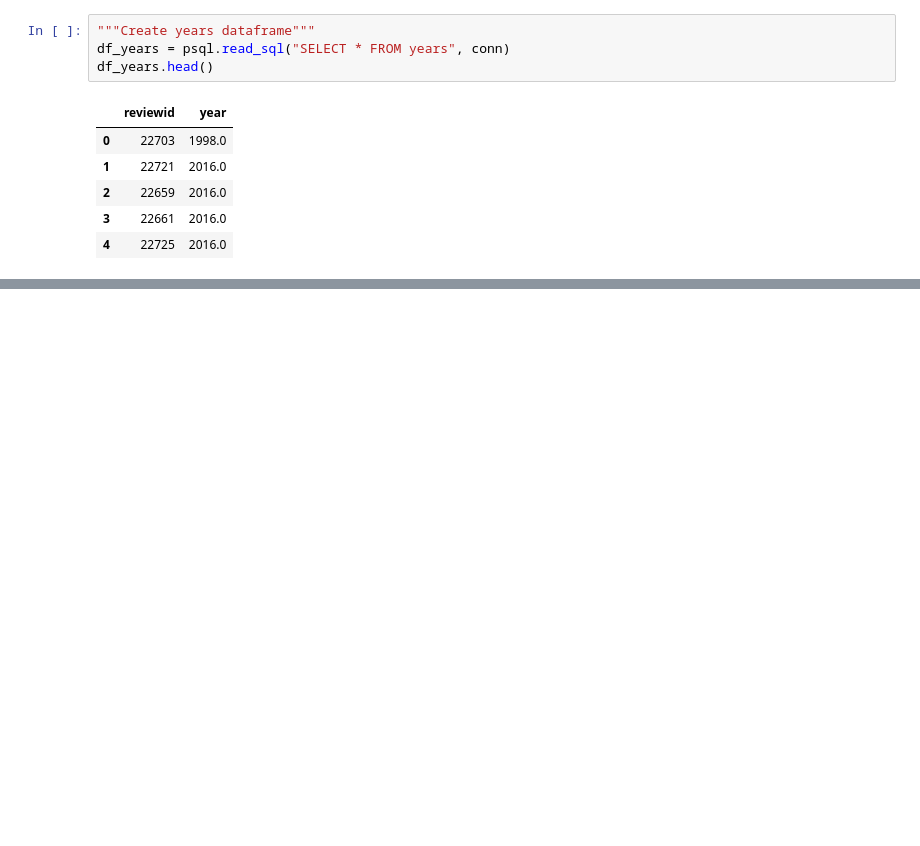
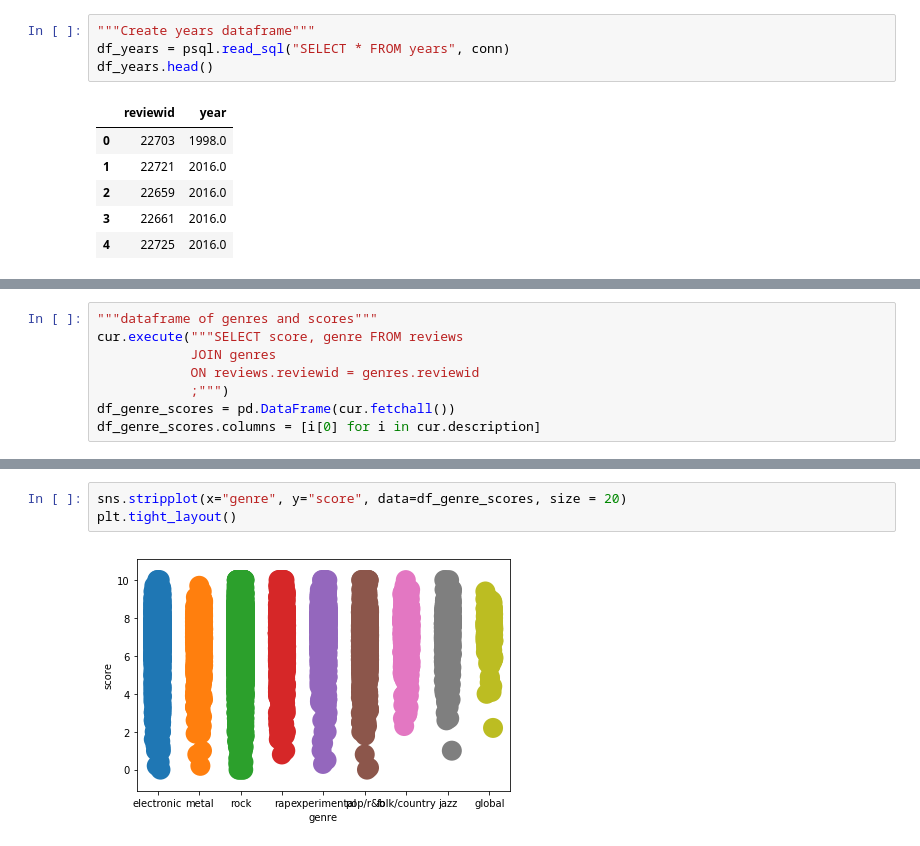
Before and after one commit to tsgreenwood-flatiron-data-science/mod2_final_project, a Jupyter notebook: question1.ipynb, the cells around one changed output, grey strips where cells are left out. Cells and saved outputs as stored; diff of their text form; blank space fills up the shorter version.

```diff
--- a/question1.ipynb
+++ b/question1.ipynb
@@ -103,0 +150,8 @@ df_years.head()
+# %%
+"""dataframe of genres and scores"""
+cur.execute("""SELECT score, genre FROM reviews
+            JOIN genres
+            ON reviews.reviewid = genres.reviewid
+            ;""")
+df_genre_scores = pd.DataFrame(cur.fetchall())
+df_genre_scores.columns = [i[0] for i in cur.description]
@@ -103,0 +211,5 @@ df_years.head()
+# %%
+sns.stripplot(x="genre", y="score", data=df_genre_scores, size = 20)
+plt.tight_layout()
+# %% [output]
+[figure, added]
```
Also changed, not shown: parts of 17 cells of this notebook.
